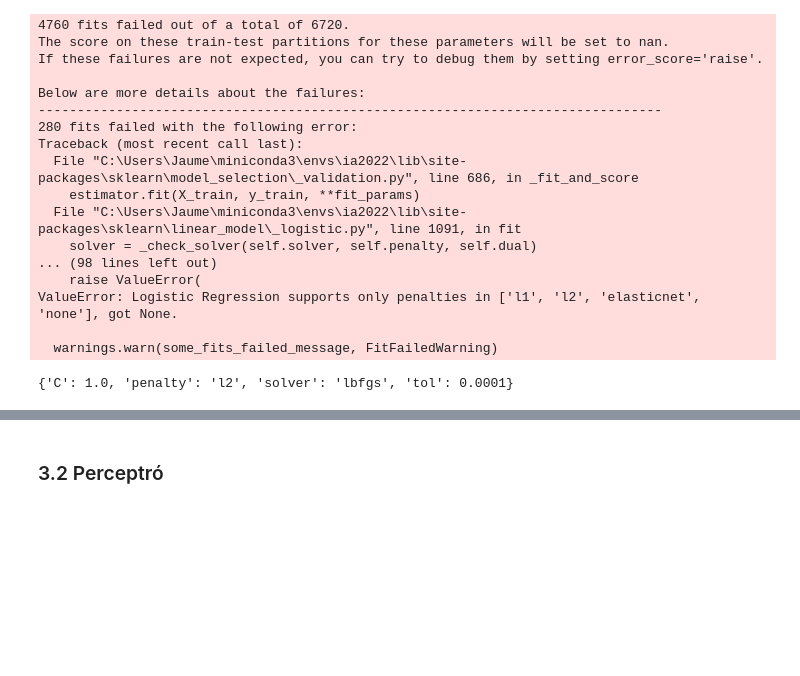
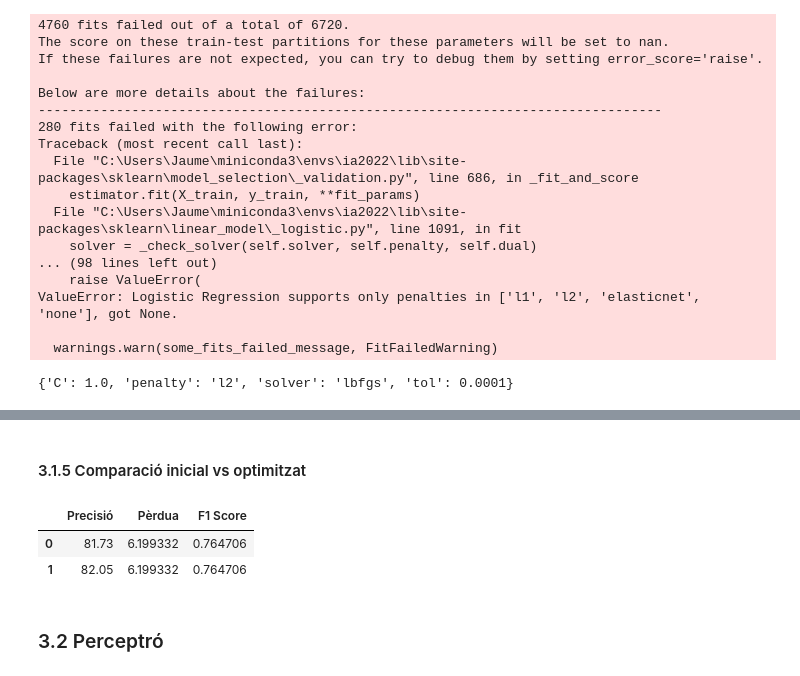
Before and after one commit to jaaumeadrover/2aPracticaIA, a Jupyter notebook: 2aPractica IA.ipynb, the cells around one changed output, grey strips where cells are left out. Cells and saved outputs as stored; diff of their text form; code cells hidden in the pictures; blank space fills up the shorter version.

```diff
--- a/2aPractica IA.ipynb
+++ b/2aPractica IA.ipynb
@@ -535,3 +528,16 @@ dataset=pd.concat(pre)
+# %% [markdown]
+#### 3.1.5 Comparació inicial vs optimitzat
+# %%
+Precisio=[precisio,precisio2]
+perdues=[perdua,perdua2]
+precisionsF1=[f1,f12]
+matriu=zip(Precisio,perdues,precisionsF1)
+taula_Comparacio=pd.DataFrame(matriu,columns=['Precisió','Pèrdua','F1 Score'])
+taula_Comparacio
+# %% [output]
+|  | Precisió | Pèrdua | F1 Score |
+| 0 | 81.73 | 6.199332 | 0.764706 |
+| 1 | 82.05 | 6.199332 | 0.764706 |
 # %% [markdown]
 ### 3.2 Perceptró
 # %% [markdown]
```
Also changed, not shown: parts of 12 cells of this notebook.
